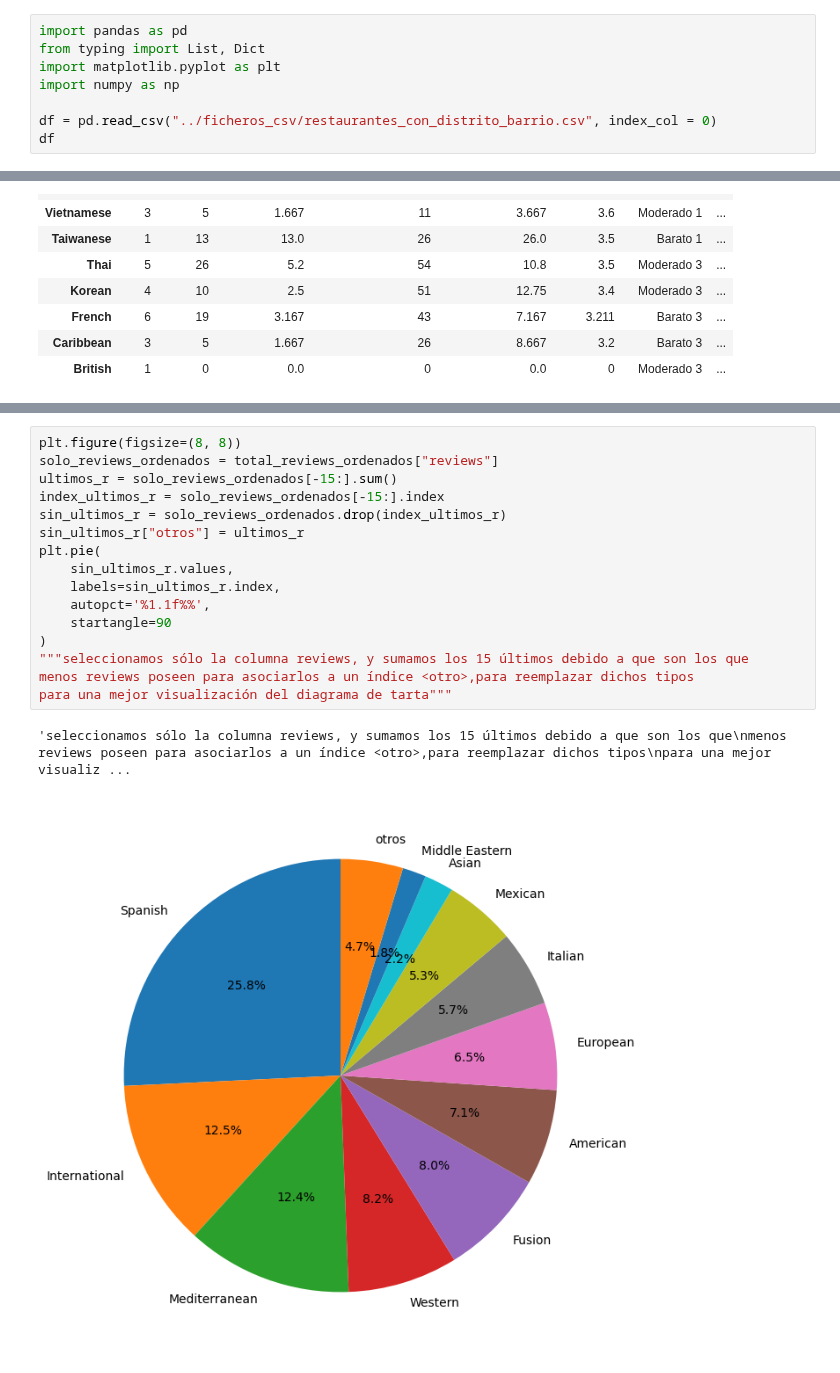
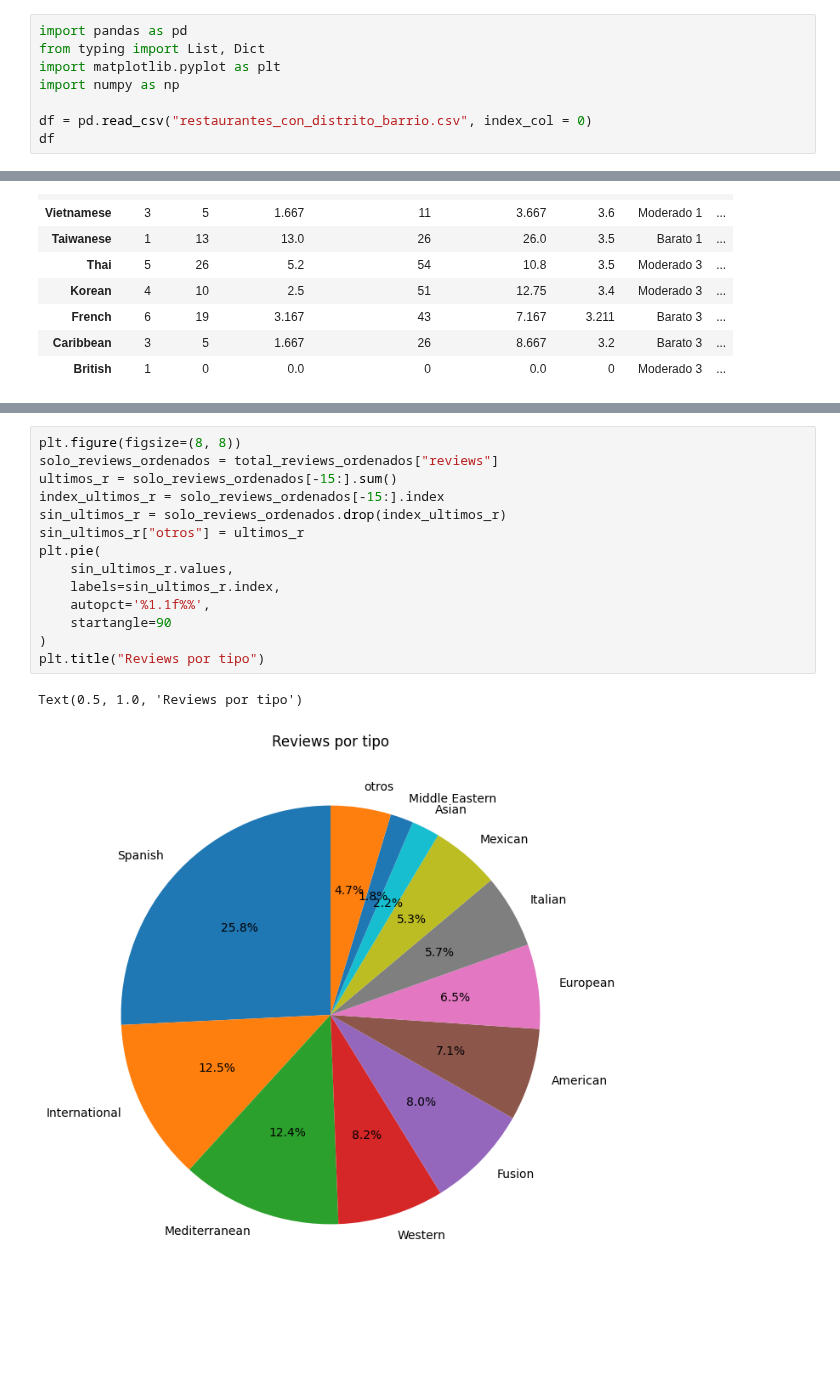
Before and after one commit to anton-p0g/ProyectoWebScrapping, a Jupyter notebook: parte2/top tipos de restaurantes/top_tipos_restuarantes.ipynb, the cells around one changed output, grey strips where cells are left out. Saved outputs shown, nothing was run; the diff lists cells and outputs as text; blank space fills up the shorter version.

```diff
--- a/parte2/top tipos de restaurantes/top_tipos_restuarantes.ipynb
+++ b/parte2/top tipos de restaurantes/top_tipos_restuarantes.ipynb
@@ -4,7 +8,7 @@ from typing import List, Dict
 import matplotlib.pyplot as plt
 import numpy as np
 
-df = pd.read_csv("../ficheros_csv/restaurantes_con_distrito_barrio.csv", index_col = 0)
+df = pd.read_csv("restaurantes_con_distrito_barrio.csv", index_col = 0)
 df
 # %% [output]
 |  | Name | Address | Lat | Long | Number of Ratings | Restaurant Rating | Type of Restaurant | ... |
@@ -234,22 +246,20 @@ para una mejor visualización del diagrama de tarta"""
 # %%
 plt.figure(figsize=(8, 8))
 solo_reviews_ordenados = total_reviews_ordenados["reviews"]
 ultimos_r = solo_reviews_ordenados[-15:].sum()
 index_ultimos_r = solo_reviews_ordenados[-15:].index
 sin_ultimos_r = solo_reviews_ordenados.drop(index_ultimos_r)
 sin_ultimos_r["otros"] = ultimos_r
 plt.pie(
     sin_ultimos_r.values,
     labels=sin_ultimos_r.index,
     autopct='%1.1f%%',
     startangle=90
 )
-"""seleccionamos sólo la columna reviews, y sumamos los 15 últimos debido a que son los que
-menos reviews poseen para asociarlos a un índice <otro>,para reemplazar dichos tipos
-para una mejor visualización del diagrama de tarta"""
+plt.title("Reviews por tipo")
 # %% [output]
-'seleccionamos sólo la columna reviews, y sumamos los 15 últimos debido a que son los que\nmenos reviews poseen para asociarlos a un índice <otro>,para reemplazar dichos tipos\npara una mejor visualiz ...
+Text(0.5, 1.0, 'Reviews por tipo')
-[figure, old version]
+[figure, new version]
 # %%
 barrios = df_def["Barrio más frecuente"].value_counts()
 plt.figure(figsize=(8, 8))
```
Also changed, not shown: parts of 16 cells of this notebook.
